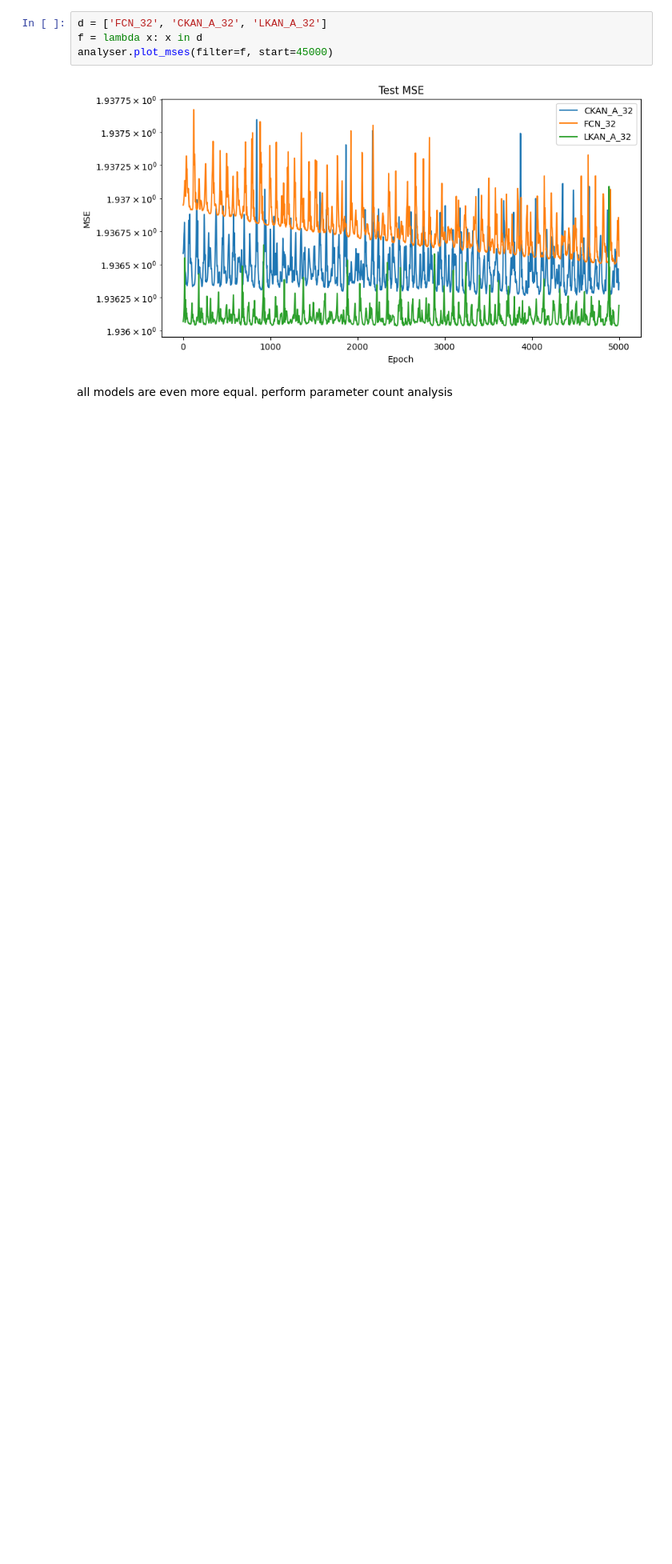
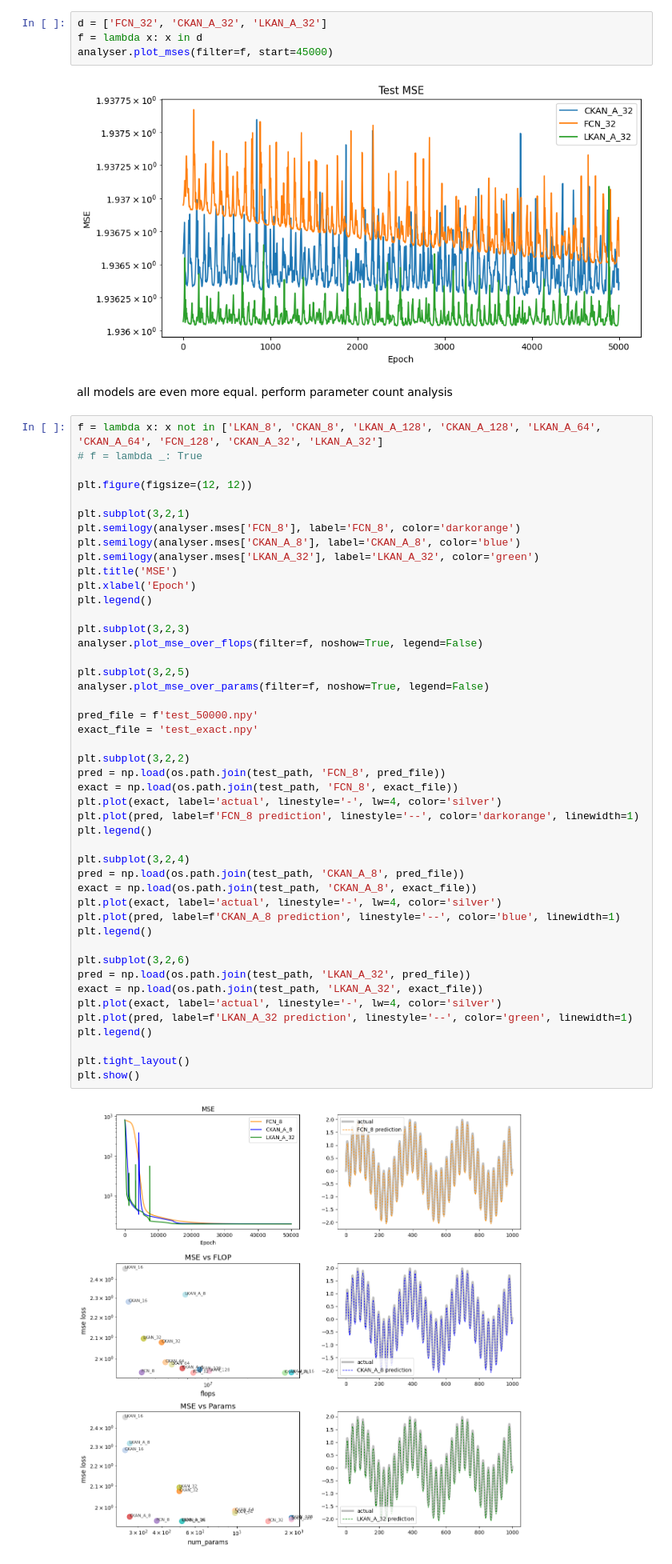
Before and after one commit to sallsdagrate/FBPINNs, a Jupyter notebook: benchmarks/runs/HarmonicOscillator1D_HighFreq/exploring_highfreq.ipynb, the cells around one changed output. Shown: that part at 80% size. Drawn from its saved outputs; the diff is of its cells as text; blank space fills up the shorter version.

```diff
--- a/benchmarks/runs/HarmonicOscillator1D_HighFreq/exploring_highfreq.ipynb
+++ b/benchmarks/runs/HarmonicOscillator1D_HighFreq/exploring_highfreq.ipynb
@@ -131,3 +105,51 @@ analyser.plot_mses(filter=f, start=45000)
 [figure]
 # %% [markdown]
 all models are even more equal. perform parameter count analysis
+# %%
+f = lambda x: x not in ['LKAN_8', 'CKAN_8', 'LKAN_A_128', 'CKAN_A_128', 'LKAN_A_64', 'CKAN_A_64', 'FCN_128', 'CKAN_A_32', 'LKAN_A_32']
+# f = lambda _: True
+
+plt.figure(figsize=(12, 12))
+
+plt.subplot(3,2,1)
+plt.semilogy(analyser.mses['FCN_8'], label='FCN_8', color='darkorange')
+plt.semilogy(analyser.mses['CKAN_A_8'], label='CKAN_A_8', color='blue')
+plt.semilogy(analyser.mses['LKAN_A_32'], label='LKAN_A_32', color='green')
+plt.title('MSE')
+plt.xlabel('Epoch')
+plt.legend()
+
+plt.subplot(3,2,3)
+analyser.plot_mse_over_flops(filter=f, noshow=True, legend=False)
+
+plt.subplot(3,2,5)
+analyser.plot_mse_over_params(filter=f, noshow=True, legend=False)
+
+pred_file = f'test_50000.npy'
+exact_file = 'test_exact.npy'
+
+plt.subplot(3,2,2)
+pred = np.load(os.path.join(test_path, 'FCN_8', pred_file))
+exact = np.load(os.path.join(test_path, 'FCN_8', exact_file))
+plt.plot(exact, label='actual', linestyle='-', lw=4, color='silver')
+plt.plot(pred, label=f'FCN_8 prediction', linestyle='--', color='darkorange', linewidth=1)
+plt.legend()
+
+plt.subplot(3,2,4)
+pred = np.load(os.path.join(test_path, 'CKAN_A_8', pred_file))
+exact = np.load(os.path.join(test_path, 'CKAN_A_8', exact_file))
+plt.plot(exact, label='actual', linestyle='-', lw=4, color='silver')
+plt.plot(pred, label=f'CKAN_A_8 prediction', linestyle='--', color='blue', linewidth=1)
+plt.legend()
+
+plt.subplot(3,2,6)
+pred = np.load(os.path.join(test_path, 'LKAN_A_32', pred_file))
+exact = np.load(os.path.join(test_path, 'LKAN_A_32', exact_file))
+plt.plot(exact, label='actual', linestyle='-', lw=4, color='silver')
+plt.plot(pred, label=f'LKAN_A_32 prediction', linestyle='--', color='green', linewidth=1)
+plt.legend()
+
+plt.tight_layout()
+plt.show()
+# %% [output]
+[figure, added]
```
Also changed, not shown: parts of 4 cells of this notebook, 18 other files.
